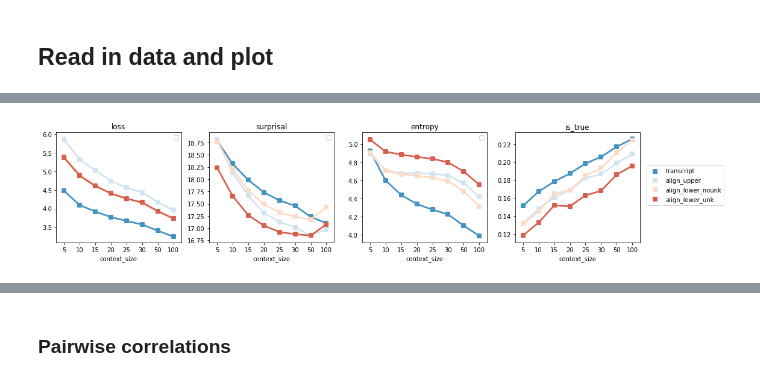
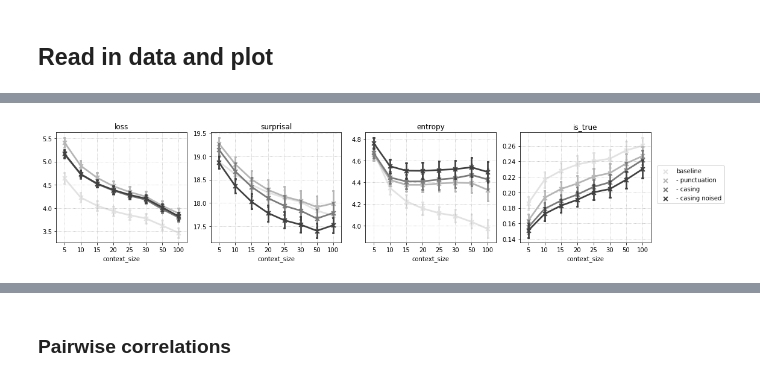
Before and after one commit to rbroc/eval-neuroscout-lm, a Jupyter notebook: Analysis.ipynb, the cells around one changed output, grey strips where cells are left out. Cells and saved outputs as stored; diff of their text form; code cells hidden in the pictures.

Commit message:
edit splitting and visualize results

```diff
--- a/Analysis.ipynb
+++ b/Analysis.ipynb
@@ -8,7 +8,7 @@ import numpy as np
 # %% [markdown]
 ## Read in data and plot
 # %%
-logs = glob.glob('outputs/narratives_compare/*sherlock*')
+logs = glob.glob('outputs/narratives_compare/*')
 # %%
 metrics = ['loss', 'surprisal', 'entropy', 'is_true']
 # %%
@@ -23,6 +23,12 @@ for i, l in enumerate(logs):
                               ldf], ignore_index=True)
 all_logs['is_true'] = (all_logs['target'] == all_logs['top_predicted']).astype(int)
 all_logs['surprisal'] = -np.log2(all_logs['prob_true'])
-aggs = all_logs.groupby(['case_sensitive', 'model',
-                         'context_size', 'dataset'])[metrics].mean().reset_index()
+all_logs['case_sensitive'] = all_logs['case_sensitive'].replace({'transcript': 'baseline',
+                                                                 'align_upper': '- punctuation',
+                                                                 'align_lower_nounk': '- casing',
+                                                                 'align_lower_unk': '- casing noised'})
+aggs = all_logs.groupby(['case_sensitive',
+                         'model',
+                         'context_size',
+                         'dataset'])[metrics].mean().reset_index()
 # %% [output]
@@ -30,28 +44,29 @@ aggs = all_logs.groupby(['case_sensitive', 'model',
+# %%
+datasets = all_logs.dataset.unique().tolist()
+context_size = all_logs.context_size.unique().tolist()
+types = ['baseline', '- punctuation', '- casing', '- casing noised']
 # %%
 fig, ax = plt.subplots(ncols=4, figsize=(16,3.5))
 for i, m in enumerate(metrics):
     sns.pointplot(data=aggs,
                   x='context_size',
                   y=m,
                   hue='case_sensitive',
                   ax=ax[i],
-                  hue_order=['transcript',
-                             'align_upper',
-                             'align_lower_nounk',
-                             'align_lower_unk'],
-                  palette='RdBu_r',
-                  markers='s',
+                  hue_order=types,
+                  palette='Greys',
+                  markers='x',
                   capsize=.05)
     ax[i].set_title(m)
     ax[i].set_ylabel('')
     if i!=3:
-        ax[i].legend('')
+        ax[i].get_legend().remove()
     else:
         ax[i].legend(bbox_to_anchor=(1.05, .7),
                      loc=2,
                      borderaxespad=0.)
-        # change line width where possible
+    ax[i].grid(linestyle='dotted')
 plt.tight_layout()
 plt.show()
 # %% [output]
-[figure, old version]
+[figure, new version]
```
Also changed, not shown: parts of 15 cells of this notebook, 3 other files.
